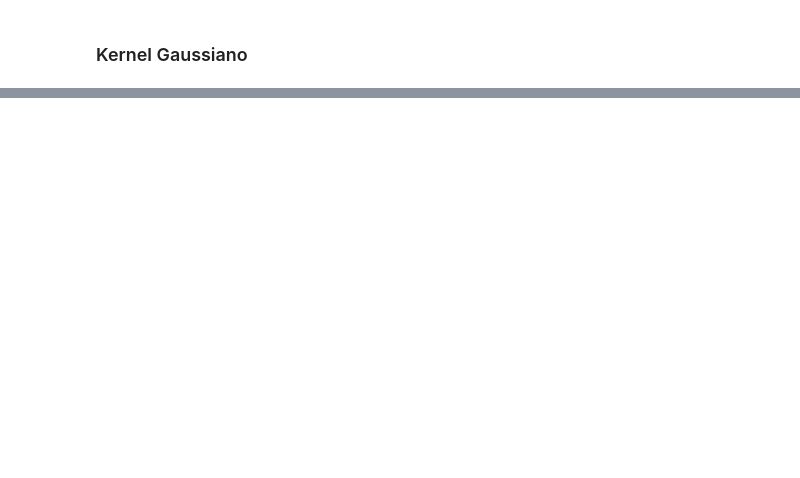
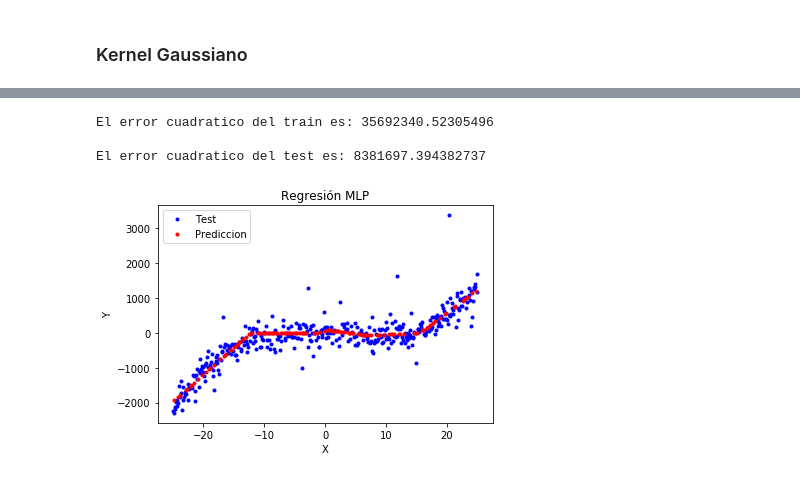
Before and after one commit to martinKindall/aprendizaje_bayesiano, a Jupyter notebook: Tarea1/tarea1_martin_cornejo.ipynb, the cells around one changed output, grey strips where cells are left out. Drawn from its saved outputs; the diff is of its cells as text; code cells hidden in the pictures; blank space fills up the shorter version.

```diff
--- a/Tarea1/tarea1_martin_cornejo.ipynb
+++ b/Tarea1/tarea1_martin_cornejo.ipynb
@@ -233,0 +236,4 @@ El error cuadratico del test es: 9448425.236543654
+# %%
+red = MLPRegressor(hidden_layer_sizes=(10,), solver='lbfgs')
+
+red.fit(x_train, y_train)
@@ -233,0 +248,25 @@ El error cuadratico del test es: 9448425.236543654
+# %%
+y_pred_train = red.predict(x_train)
+y_pred_test = red.predict(x_test)
+
+#pdb.set_trace()
+plt.figure()
+plt.plot(x_train,y_train, 'b.')
+plt.title("Regresión MLP")
+plt.xlabel("X")
+plt.ylabel("Y")
+plt.plot(
+    x_test,
+    y_pred_test,
+    'r.')
+plt.legend(["Test", "Prediccion"])
+
+print("")
+print("El error cuadratico del train es: " + str(errorCuadratico(x_train,y_pred_train.reshape(-1, 1), y_train)))
+print("")
+print("El error cuadratico del test es: " + str(errorCuadratico(x_test,y_pred_test.reshape(-1, 1), y_test)))
+# %% [output]
+El error cuadratico del train es: 35692340.52305496
+
+El error cuadratico del test es: 8381697.394382737
+[figure, added]
```
Also changed, not shown: parts of 10 cells of this notebook, 1 other file.
